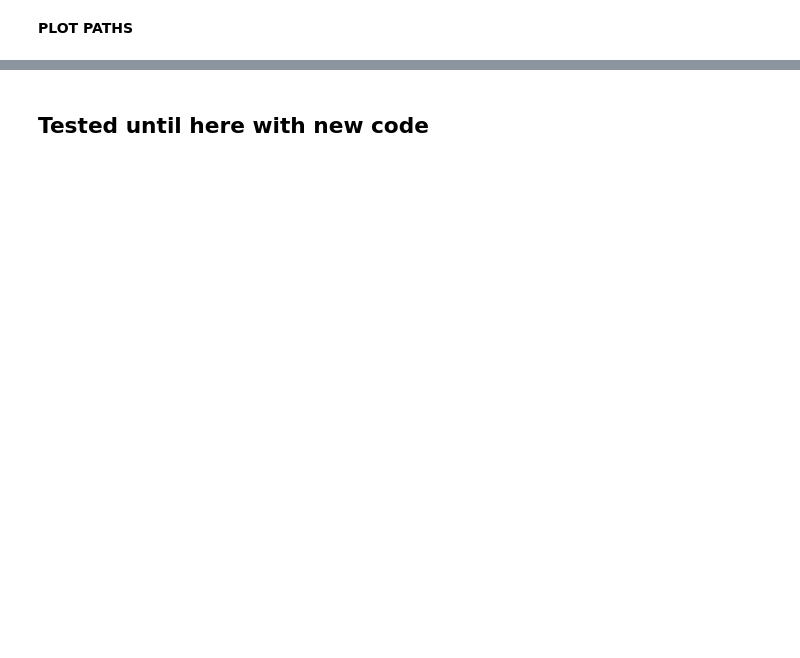
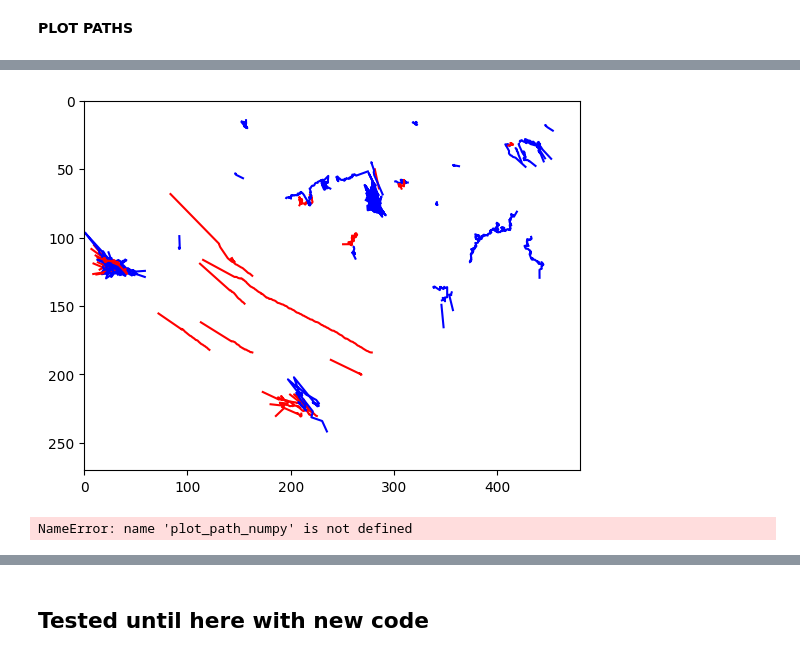
Before and after one commit to axpogroup/AXH-SonarFish, a Jupyter notebook: analysis/1_productionalization/classification_prototyping/classification_prototyping.ipynb, the cells around one changed output, grey strips where cells are left out. Saved outputs shown, nothing was run; the diff lists cells and outputs as text; code cells hidden in the pictures; blank space fills up the shorter version.

```diff
--- a/analysis/1_productionalization/classification_prototyping/classification_prototyping.ipynb
+++ b/analysis/1_productionalization/classification_prototyping/classification_prototyping.ipynb
@@ -99,0 +265,4 @@ plot_path(13410, model_detections, 0.2, "red")
+# %%
+medoids = clustering.KMedoids(dtw_ndim.distance_matrix, dists_options={"window": 40}, k=2)
+# %%
+med_result = medoids.fit(standardized_paths)
@@ -99,0 +312,29 @@ plot_path(13410, model_detections, 0.2, "red")
+# %%
+new_fish = []
+clusters = wat[0]
+for i, identifier in enumerate(paths_identifiers):
+    if i in clusters.get(1, []):
+        new_fish.append(identifier)
+# %%
+clusters = med_result
+clusters = wat[0]
+for i in range(0, len(paths)):
+    if i in clusters.get(0):
+        color = "red"
+    if i in clusters.get(1):
+        color = "blue"
+    #if i in clusters.get(0, []):
+    #    color = "red"
+    #if i in clusters.get(1, []):
+    #    color = "blue"
+    #if i in clusters.get(2, []):
+    #    color = "green"
+    #if i in clusters.get(3, []):
+    #    color = "yellow"
+    plot_path_numpy(paths[i], 1, color)
+# %% [output]
+[figure, added]
+# %%
+plot_path_numpy(paths[74], 1, "yellow")
+# %% [output]
+NameError: name 'plot_path_numpy' is not defined
```
Also changed, not shown: parts of 46 cells of this notebook.
